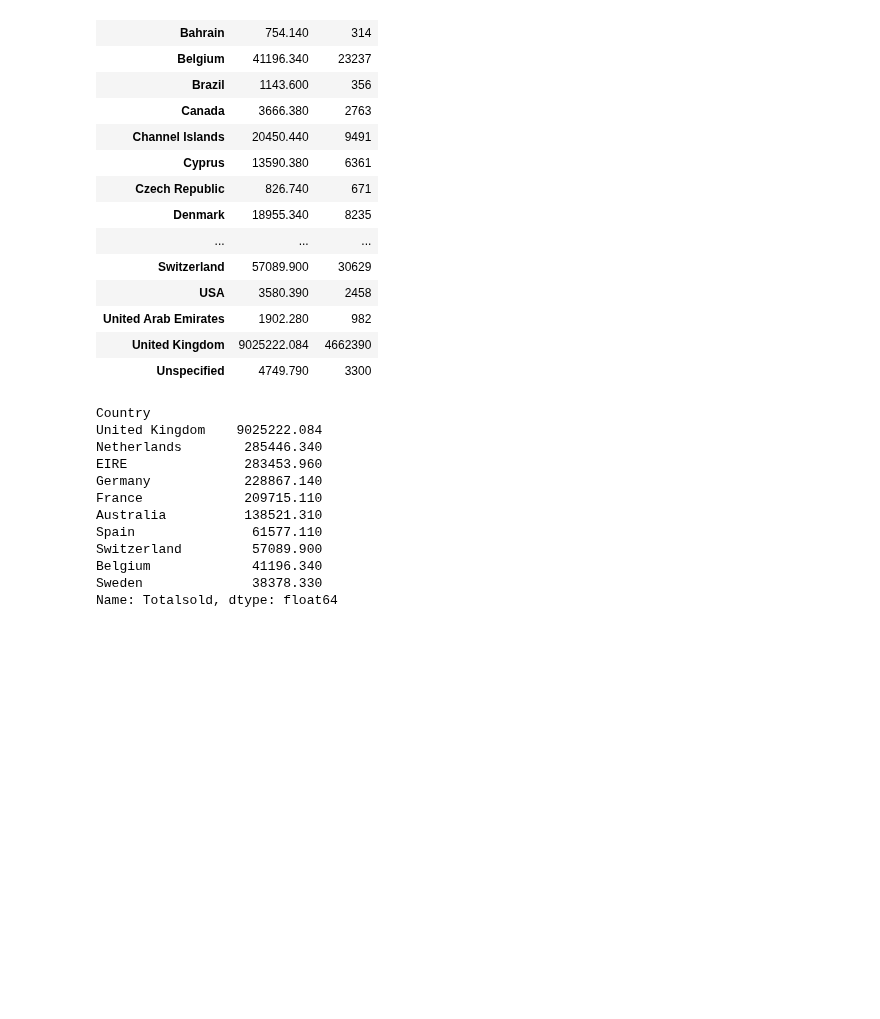
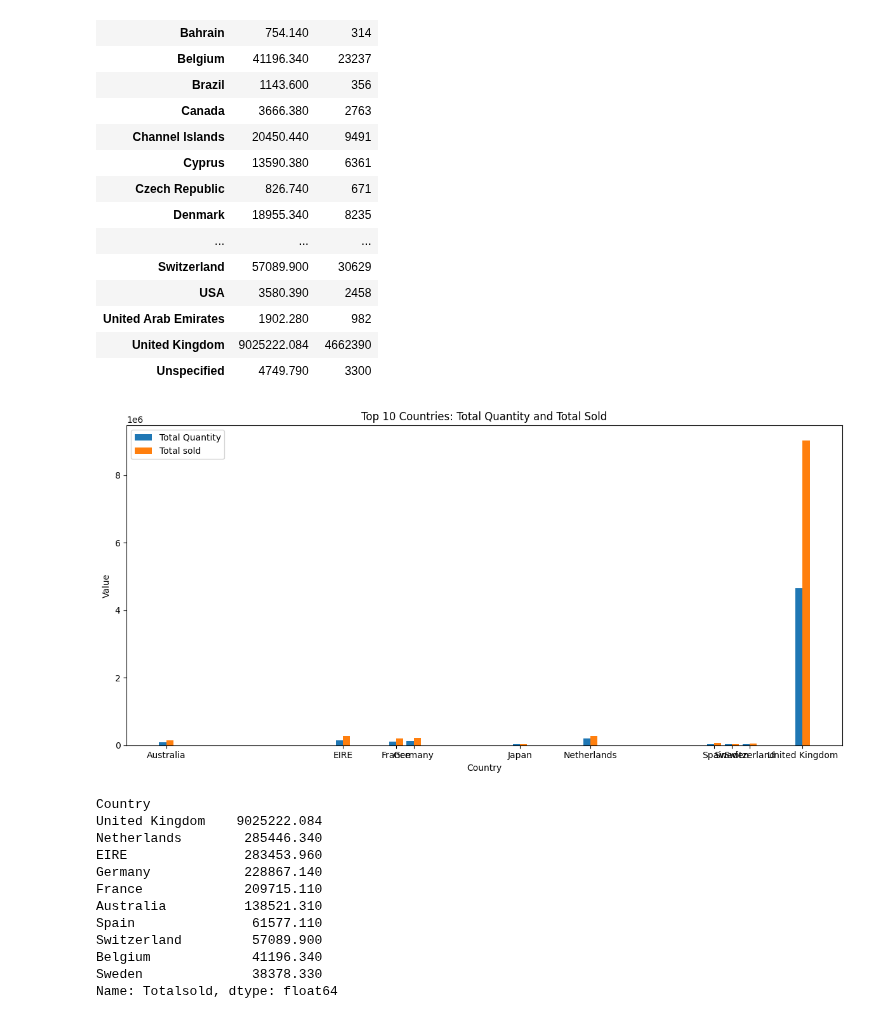
Before and after one commit to madinatt/E-commerce, a Jupyter notebook: Ecommerce Notebook.ipynb, the cells around one changed output. Drawn from its saved outputs; the diff is of its cells as text; code cells hidden in the pictures; blank space fills up the shorter version.

```diff
--- a/Ecommerce Notebook.ipynb
+++ b/Ecommerce Notebook.ipynb
@@ -165,6 +165,23 @@ df.groupby(['Country'])[['Totalsold', 'Quantity']].sum()
 | United Arab Emirates | 1902.280 | 982 |
 | United Kingdom | 9025222.084 | 4662390 |
 | Unspecified | 4749.790 | 3300 |
+# %%
+# Create a side-by-side column chart
+plt.figure(figsize=(12, 6))
+
+plt.bar(top_countries.index - 0.2, top_countries['Quantity'], width=0.4, label='Total Quantity')
+plt.bar(top_countries.index + 0.2, top_countries['Totalsold'], width=0.4, label='Total sold')
+
+plt.xlabel('Country')
+plt.ylabel('Value')
+plt.title('Top 10 Countries: Total Quantity and Total Sold')
+plt.xticks(top_countries.index, top_countries['Country'])
+plt.legend()
+
+plt.tight_layout()
+plt.show()
+# %% [output]
+[figure, added]
 # %%
 df.groupby(['Country'])['Totalsold'].sum().sort_values(ascending=False).head(10)
 # %% [output]
```
Also changed, not shown: parts of 5 cells of this notebook.
